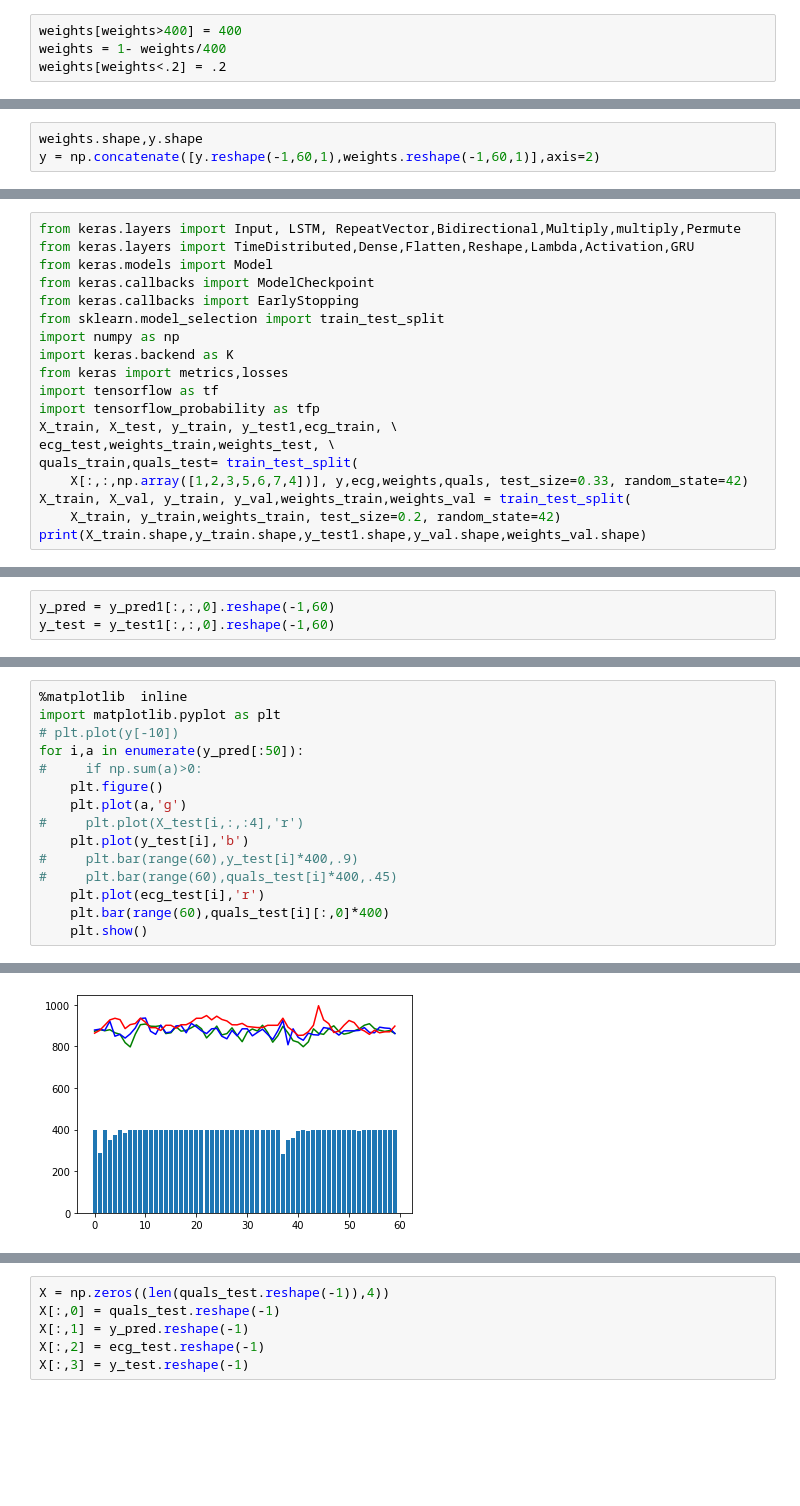
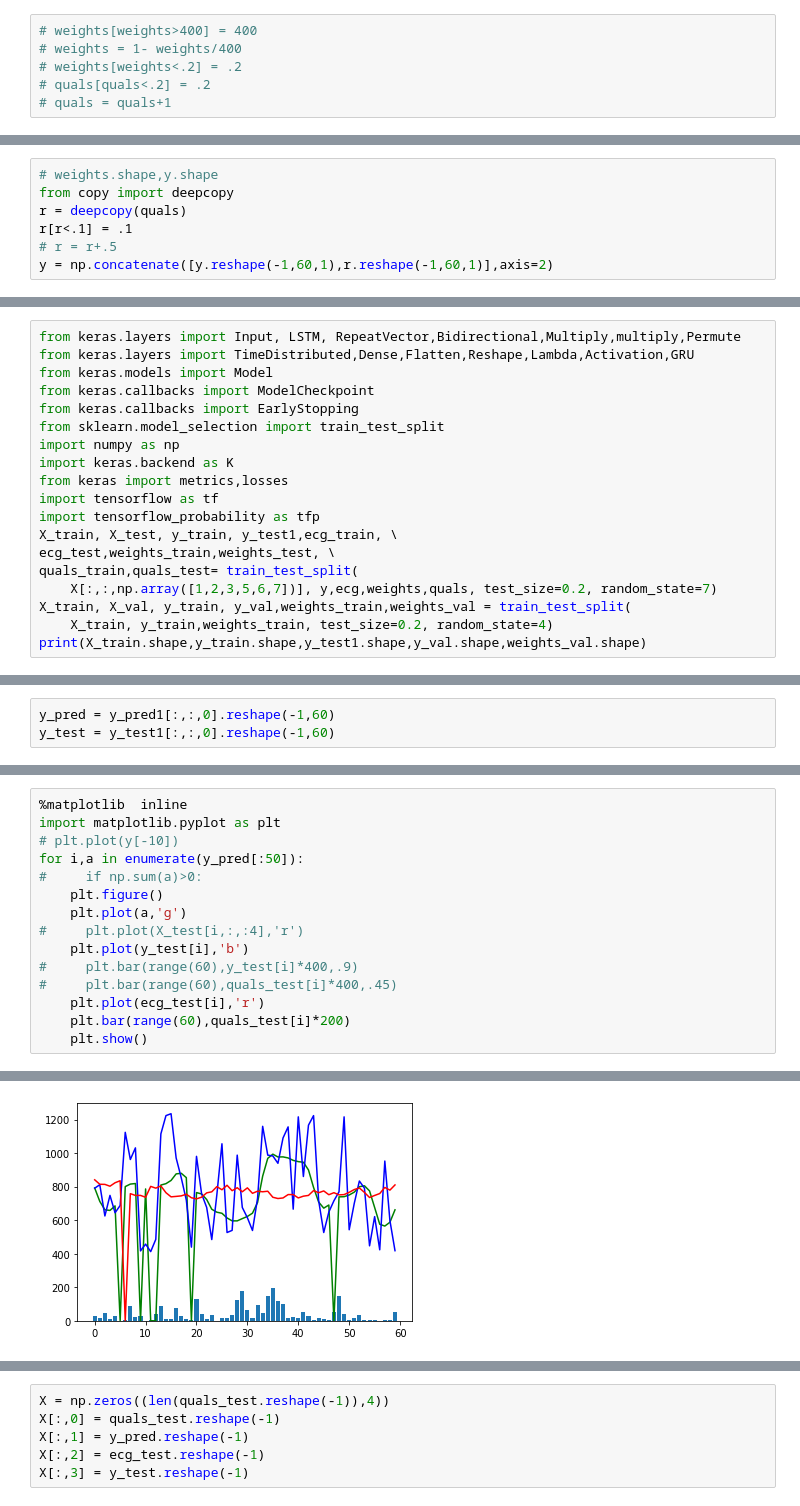
Before and after one commit to aungkonazim/RR-ECG-PPG, a Jupyter notebook: code/parse_all_data_run_autoencoder-weighting.ipynb, the cells around one changed output, grey strips where cells are left out. Cells and saved outputs as stored; diff of their text form; blank space fills up the shorter version.

```diff
--- a/code/parse_all_data_run_autoencoder-weighting.ipynb
+++ b/code/parse_all_data_run_autoencoder-weighting.ipynb
@@ -142,4 +178,6 @@ np.array(means).reshape(-1,1),np.array(stds).reshape(-1,1),np.concatenate(quals)
 # %%
-weights[weights>400] = 400
-weights = 1- weights/400
-weights[weights<.2] = .2
+# weights[weights>400] = 400
+# weights = 1- weights/400
+# weights[weights<.2] = .2
+# quals[quals<.2] = .2
+# quals = quals+1
@@ -150,6 +189,10 @@ np.max(weights)
 # %%
-weights.shape,y.shape
-y = np.concatenate([y.reshape(-1,60,1),weights.reshape(-1,60,1)],axis=2)
+# weights.shape,y.shape
+from copy import deepcopy
+r = deepcopy(quals)
+r[r<.1] = .1
+# r = r+.5
+y = np.concatenate([y.reshape(-1,60,1),r.reshape(-1,60,1)],axis=2)
 # %%
 y.shape
 # %% [output]
@@ -169,8 +212,8 @@ import tensorflow_probability as tfp
 X_train, X_test, y_train, y_test1,ecg_train, \
 ecg_test,weights_train,weights_test, \
 quals_train,quals_test= train_test_split(
-    X[:,:,np.array([1,2,3,5,6,7,4])], y,ecg,weights,quals, test_size=0.33, random_state=42)
+    X[:,:,np.array([1,2,3,5,6,7])], y,ecg,weights,quals, test_size=0.2, random_state=7)
 X_train, X_val, y_train, y_val,weights_train,weights_val = train_test_split(
-    X_train, y_train,weights_train, test_size=0.2, random_state=42)
+    X_train, y_train,weights_train, test_size=0.2, random_state=4)
 print(X_train.shape,y_train.shape,y_test1.shape,y_val.shape,weights_val.shape)
 # %% [output]
@@ -294,6 +339,6 @@ for i,a in enumerate(y_pred[:50]):
 #     plt.bar(range(60),y_test[i]*400,.9)
 #     plt.bar(range(60),quals_test[i]*400,.45)
     plt.plot(ecg_test[i],'r')
-    plt.bar(range(60),quals_test[i][:,0]*400)
+    plt.bar(range(60),quals_test[i]*200)
     plt.show()
 # %% [output]
@@ -309 +354 @@ for i,a in enumerate(y_pred[:50]):
-[figure, old version]
+[figure, new version]
```
Also changed, not shown: parts of 25 cells of this notebook, 2 other files.
